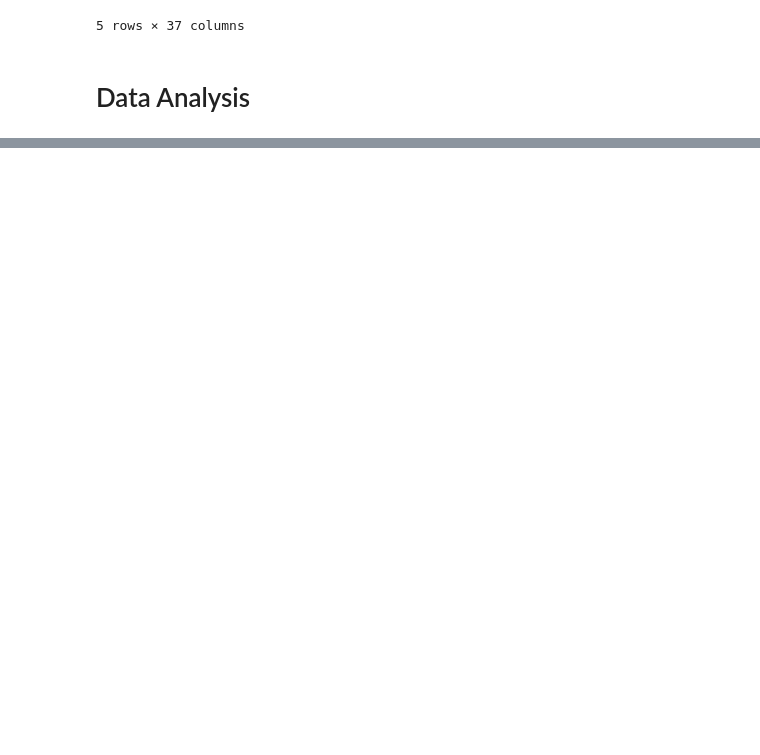
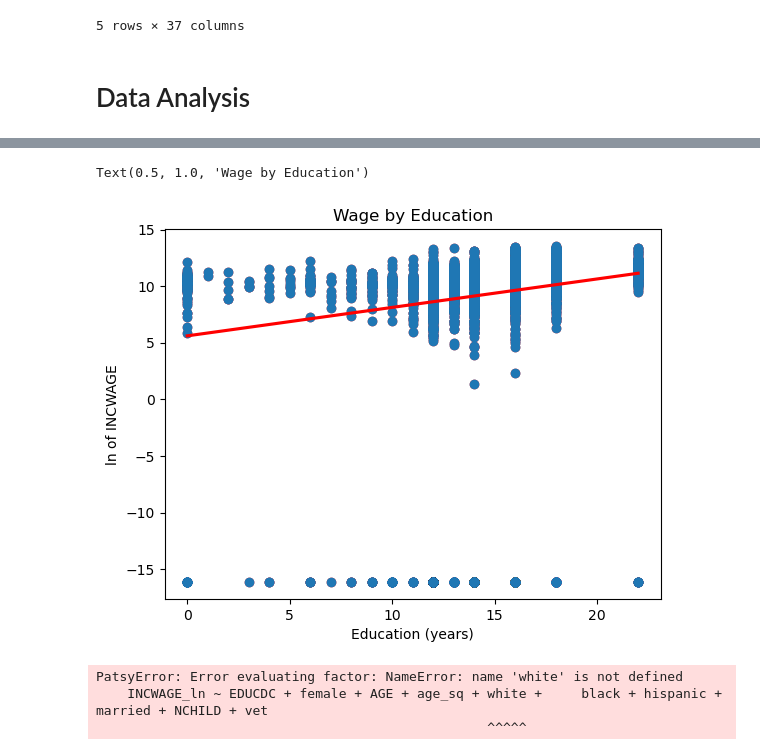
Before and after one commit to anitarestrepo16/machine-learning-class-2023, a Jupyter notebook: MiniProject1/MiniProject1.ipynb, the cells around one changed output, grey strips where cells are left out. Drawn from its saved outputs; the diff is of its cells as text; code cells hidden in the pictures; blank space fills up the shorter version.

```diff
--- a/MiniProject1/MiniProject1.ipynb
+++ b/MiniProject1/MiniProject1.ipynb
@@ -182,0 +196,17 @@ df.head()
+# %%
+sns.regplot(x = "EDUCDC", y = "INCWAGE_ln", data = df, ci = None, color = "red")
+plt.scatter(x = "EDUCDC", y = "INCWAGE_ln", data = df)
+plt.ylabel("ln of INCWAGE")
+plt.xlabel("Education (years)")
+plt.title("Wage by Education")
+# %% [output]
+Text(0.5, 1.0, 'Wage by Education')
+[figure, added]
+# %%
+result = smf.ols('INCWAGE_ln ~ EDUCDC + female + AGE + age_sq + White + \
+    Black + hispanic + married + NCHILD + vet', data = df).fit()
+print(result.summary())
+# %% [output]
+PatsyError: Error evaluating factor: NameError: name 'white' is not defined
+    INCWAGE_ln ~ EDUCDC + female + AGE + age_sq + white +     black + hispanic + married + NCHILD + vet
+                                                  ^^^^^
```
Also changed, not shown: parts of 3 cells of this notebook.
